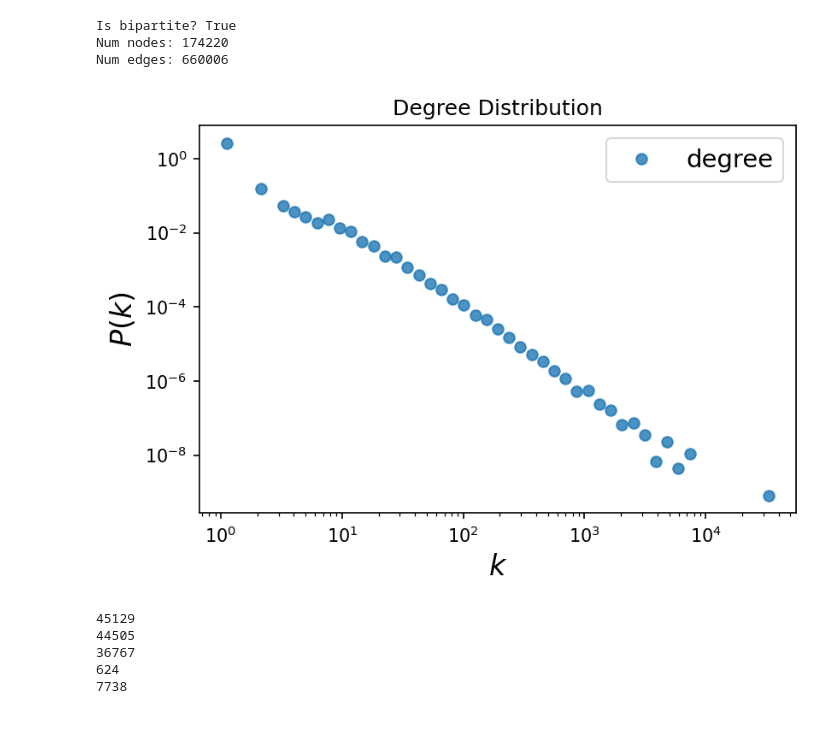
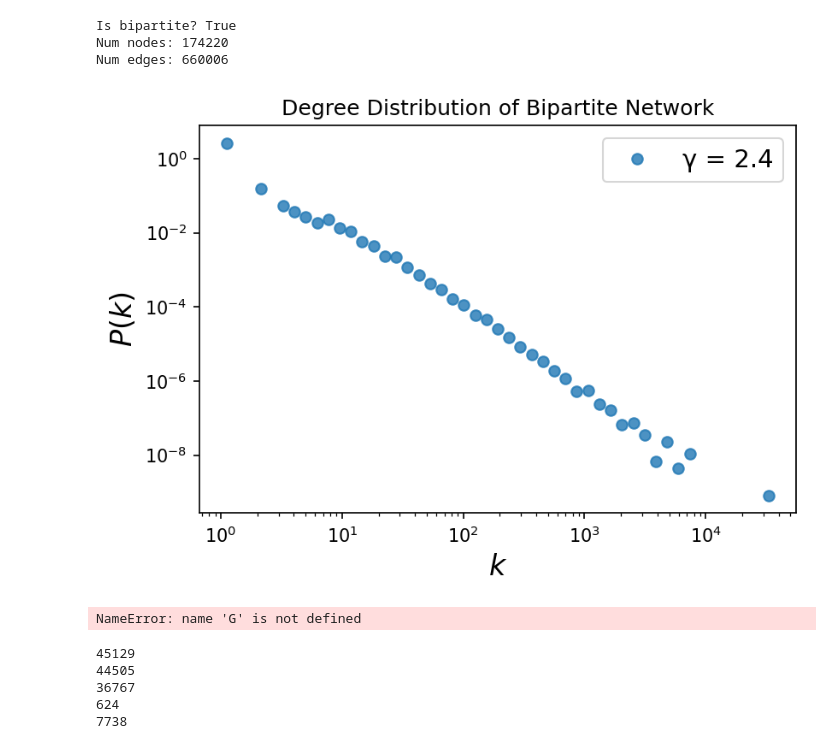
Before and after one commit to olivermallen/Cottagecore_Tradwife_Pipeline, a Jupyter notebook: network_analysis.ipynb, the cells around one changed output. Cells and saved outputs as stored; diff of their text form; code cells hidden in the pictures.

Commit message:
degree adjust plot

```diff
--- a/network_analysis.ipynb
+++ b/network_analysis.ipynb
@@ -67,7 +67,7 @@ def make_bipartite(df):
 Degree distribution and Betweeness Centrality
 # %%
 
-def plot_degree(G, number_of_bins=50, log_binning=True, base=2):
+def plot_degree(G, number_of_bins=50, log_binning=True, base=2, label="Degree", title="Degree Distribution"):
     """
     Given a graph, return the y values (probability) and the
     x values (support) of a degree distribution that you're going to plot and
@@ -117,11 +117,11 @@ def plot_degree(G, number_of_bins=50, log_binning=True, base=2):
 
     fig, ax = plt.subplots(1,1,figsize=(6,4),dpi=150)
 
-    ax.loglog(x, y,'o', label='degree', alpha=0.8)
+    ax.loglog(x, y,'o', label=label, alpha=0.8)
 
     ax.set_xlabel(r"$k$", fontsize=16)
     ax.set_ylabel(r"$P(k)$", fontsize=16)
-    ax.set_title("Degree Distribution")
+    ax.set_title(title)
 
     ax.legend(fontsize=14)
     plt.show()
@@ -152,11 +152,18 @@ See the caveats in the documentation: https://pandas.pydata.org/pandas-docs/stab
 Is bipartite? True
 Num nodes: 174220
 Num edges: 660006
-# %%
-#degree distribution
-plot_degree(G)
-# %% [output]
-[figure, removed]
+# %%
+#degree distribution
+plot_degree(G, label='γ = '+str(round(fit.alpha, 2)), title="Degree Distribution of Bipartite Network")
+# %% [output]
+[figure, added]
+# %%
+#getting power law fit
+import powerlaw
+fit= powerlaw.Fit(sorted([d for n, d in G.degree()], reverse=True))
+print('gamma = '+str(fit.alpha))
+# %% [output]
+NameError: name 'G' is not defined
 # %%
 #construct a tree of tradwife nodes, tags, and then cottagecore blogs attached to those tags
 def build_bridge(G):
```
